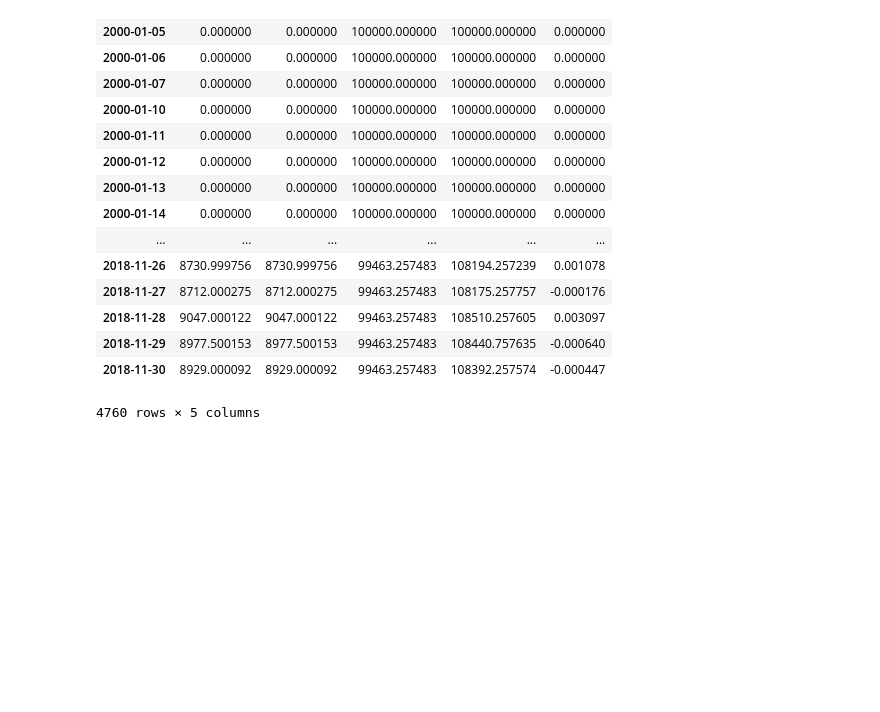
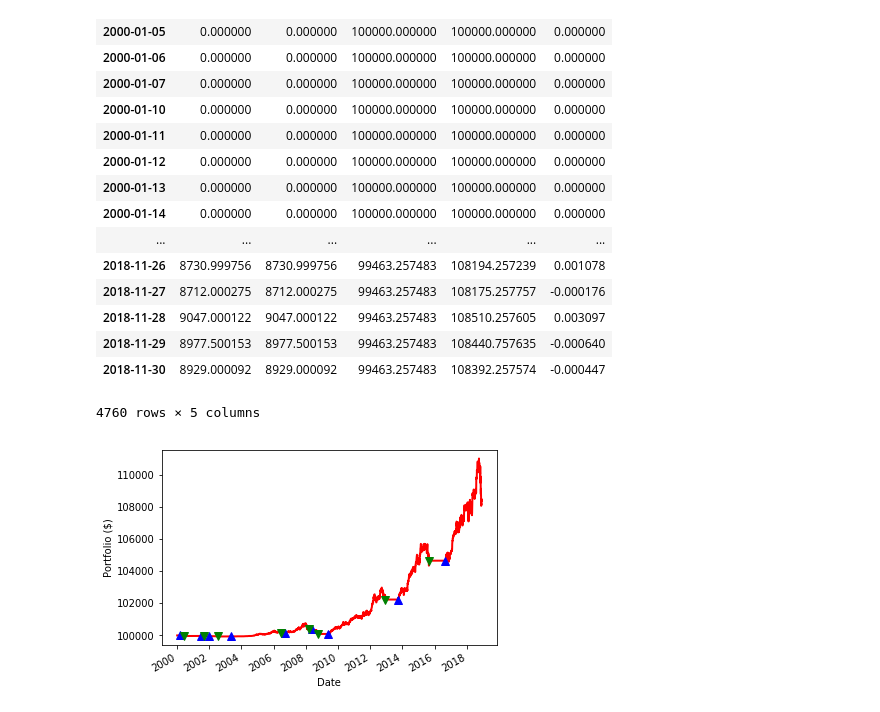
Before and after one commit to it2278/Stock_Analysis_TFA, a Jupyter notebook: master_file.ipynb, the cells around one changed output. Drawn from its saved outputs; the diff is of its cells as text; code cells hidden in the pictures; blank space fills up the shorter version.

Commit message:
Created graph for backtesting

```diff
--- a/master_file.ipynb
+++ b/master_file.ipynb
@@ -883,3 +883,27 @@ portfolio
 | 2018-11-29 | 8977.500153 | 8977.500153 | 99463.257483 | 108440.757635 | -0.000640 |
 | 2018-11-30 | 8929.000092 | 8929.000092 | 99463.257483 | 108392.257574 | -0.000447 |
 4760 rows × 5 columns
+# %%
+import matplotlib.pyplot as plt
+
+fig = plt.figure()
+
+ax1 = fig.add_subplot(111, ylabel='Portfolio ($)')
+
+# Generate the graph for equity values
+portfolio['total'].plot(ax=ax1, lw=2.,color='r')
+
+# Plot 'Going long' on the graph
+ax1.plot(portfolio.loc[cues.positions == 1.0].index,
+         portfolio.total[cues.positions == 1.0],
+         '^', markersize=8, color='b')
+
+# Plot 'Going short' on the graph
+ax1.plot(portfolio.loc[cues.positions == -1.0].index,
+         portfolio.total[cues.positions == -1.0],
+         'v', markersize=8, color='g')
+
+# Show the plot
+plt.show()
+# %% [output]
+[figure, added]
```
